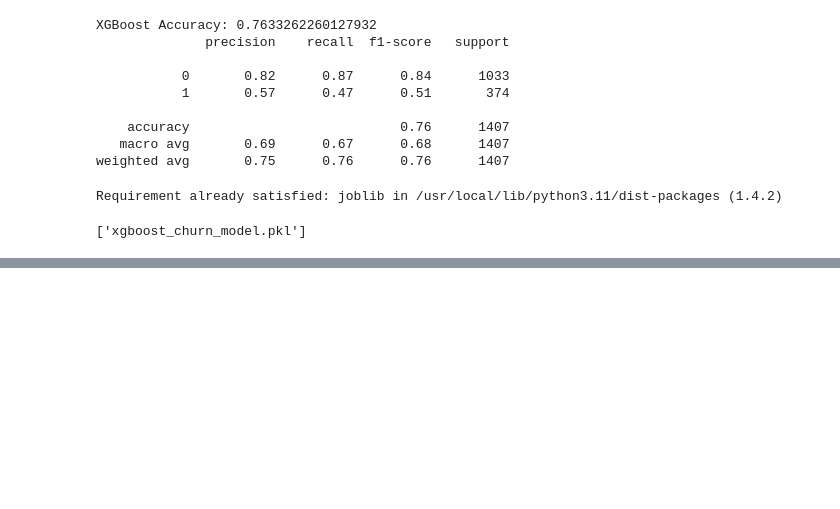
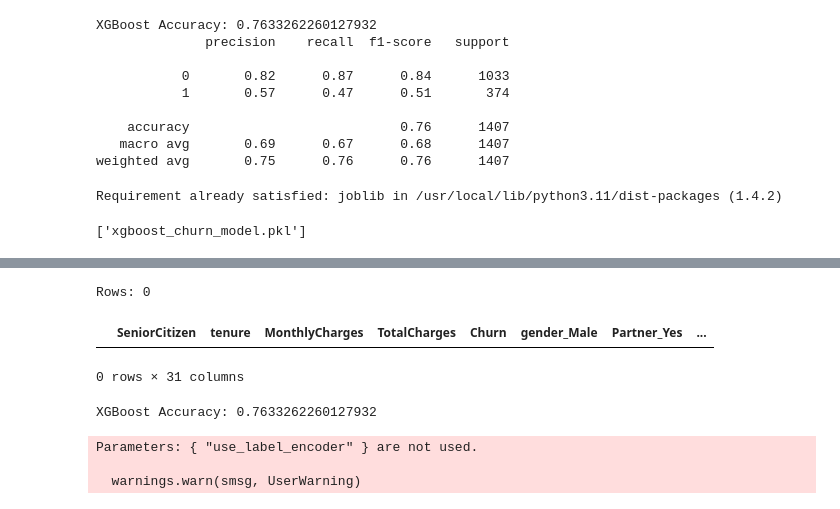
Before and after one commit to DEVAPRAKSAM/Customer-Churn-ML, a Jupyter notebook: ChurnPrediction.ipynb, the cells around one changed output, grey strips where cells are left out. Saved outputs shown, nothing was run; the diff lists cells and outputs as text; code cells hidden in the pictures; blank space fills up the shorter version.

```diff
--- a/ChurnPrediction.ipynb
+++ b/ChurnPrediction.ipynb
@@ -196,0 +232,4 @@ joblib.dump(xgb_model, 'xgboost_churn_model.pkl')
+# %%
+df['Churn'] = df['Churn'].map({'Yes': 1, 'No': 0})
+# %%
+df = pd.get_dummies(df, drop_first=True)
@@ -196,0 +242,4 @@ joblib.dump(xgb_model, 'xgboost_churn_model.pkl')
+# %%
+df = df[df['Churn'].notnull()]  # Keep only rows where churn is not NaN
+# %%
+df['Churn'] = df['Churn'].map({'Yes': 1, 'No': 0})
@@ -196,0 +266,48 @@ joblib.dump(xgb_model, 'xgboost_churn_model.pkl')
+# %%
+print("Rows:", df.shape[0])
+df.head()
+# %% [output]
+Rows: 0
+|  | SeniorCitizen | tenure | MonthlyCharges | TotalCharges | Churn | gender_Male | Partner_Yes | ... |
+0 rows × 31 columns
+# %%
+# STEP 1: Load dataset
+import pandas as pd
+df = pd.read_csv('WA_Fn-UseC_-Telco-Customer-Churn.csv')  # Adjust path if needed
+
+# STEP 2: Clean Data
+df['TotalCharges'] = pd.to_numeric(df['TotalCharges'], errors='coerce')  # Fix type
+df = df.dropna()  # Drop rows with any missing values
+df = df[df['Churn'].notnull()]  # Just in case
+
+df = df.drop('customerID', axis=1)  # Remove ID column
+
+# STEP 3: Convert Target to 0 and 1
+df['Churn'] = df['Churn'].map({'Yes': 1, 'No': 0})
+
+# STEP 4: Encode categorical columns
+df = pd.get_dummies(df, drop_first=True)
+
+# STEP 5: Split Data
+X = df.drop('Churn', axis=1)
+y = df['Churn']
+
+from sklearn.model_selection import train_test_split
+X_train, X_test, y_train, y_test = train_test_split(X, y, test_size=0.2, random_state=42)
+
+# STEP 6: Train XGBoost
+from xgboost import XGBClassifier
+xgb_model = XGBClassifier(use_label_encoder=False, eval_metric='logloss')
+xgb_model.fit(X_train, y_train)
+
+# Predict
+y_pred_xgb = xgb_model.predict(X_test)
+
+# STEP 7: Accuracy
+from sklearn.metrics import accuracy_score
+print("XGBoost Accuracy:", accuracy_score(y_test, y_pred_xgb))
+# %% [output]
+XGBoost Accuracy: 0.7633262260127932
+Parameters: { "use_label_encoder" } are not used.
+
+  warnings.warn(smsg, UserWarning)
```
Also changed, not shown: parts of 10 cells of this notebook.
